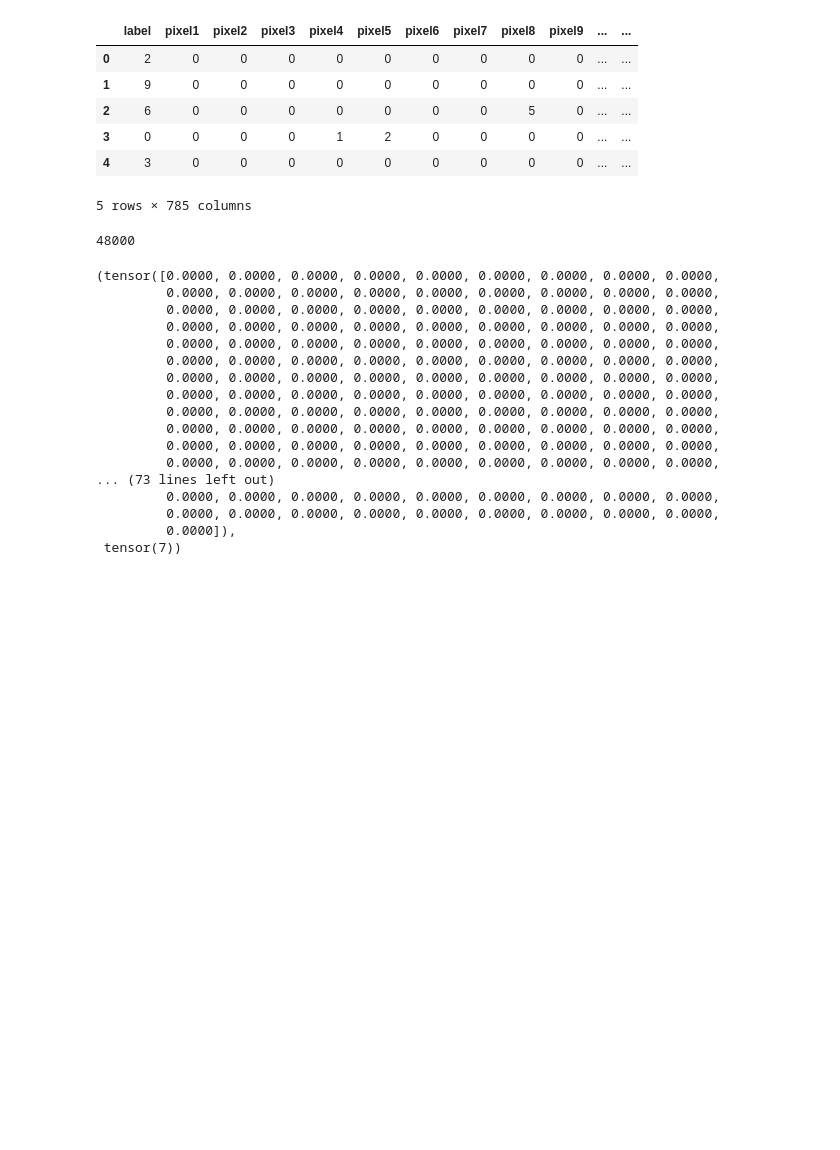
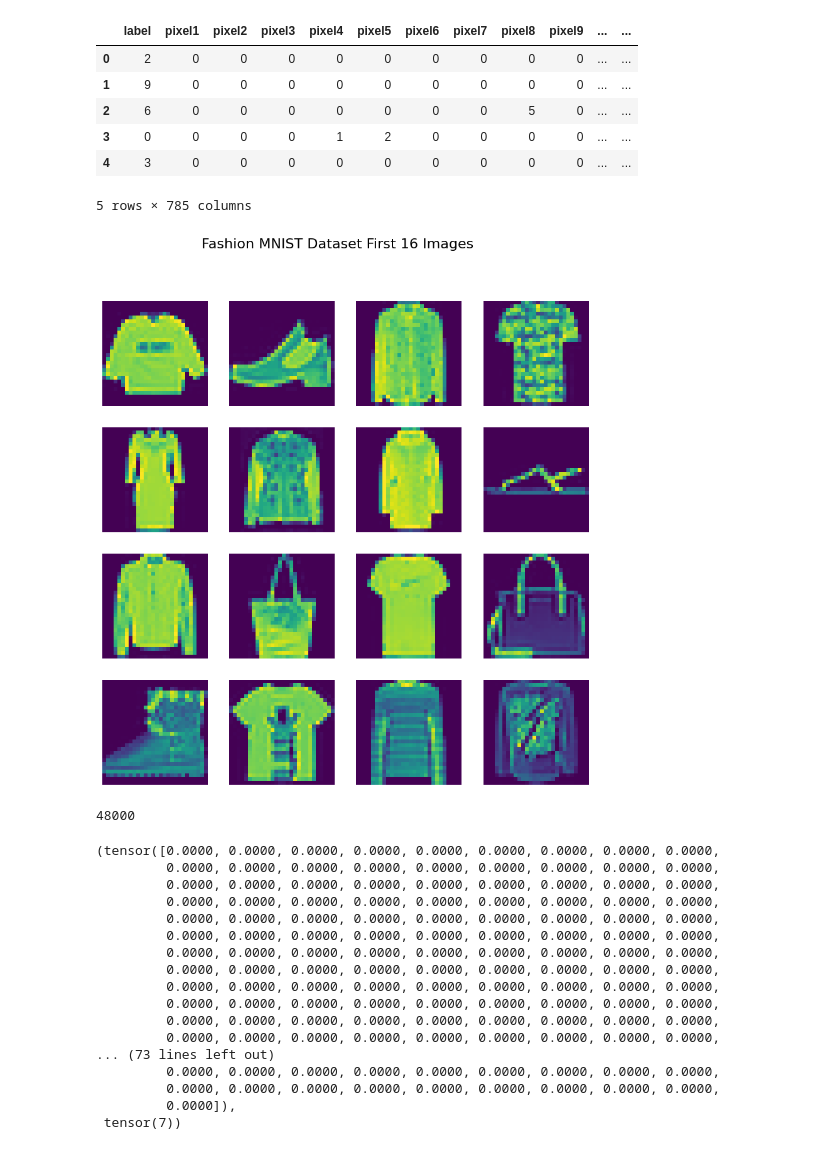
Before and after one commit to umersajid11/Fashion_Mnist-, a Jupyter notebook: fashion_mnist.ipynb, the cells around one changed output. Drawn from its saved outputs; the diff is of its cells as text; code cells hidden in the pictures; blank space fills up the shorter version.

```diff
--- a/fashion_mnist.ipynb
+++ b/fashion_mnist.ipynb
@@ -40,3 +32,13 @@ df.head()
+# %%
+fig,axes = plt.subplots(nrows=4, ncols=4, figsize=(10,10))
+fig.suptitle('Fashion MNIST Dataset First 16 Images', fontsize=16)
+
+for i , ax in enumerate(axes.flat):
+  img= df.iloc[i, 1:].values.reshape(28,28)
+  ax.imshow(img)
+  ax.axis('off')
+# %% [output]
+[figure, added]
 # %%
 x= df.iloc[:, 1:].values
 y=df.iloc[: , 0].values
```
Also changed, not shown: parts of 4 cells of this notebook.
